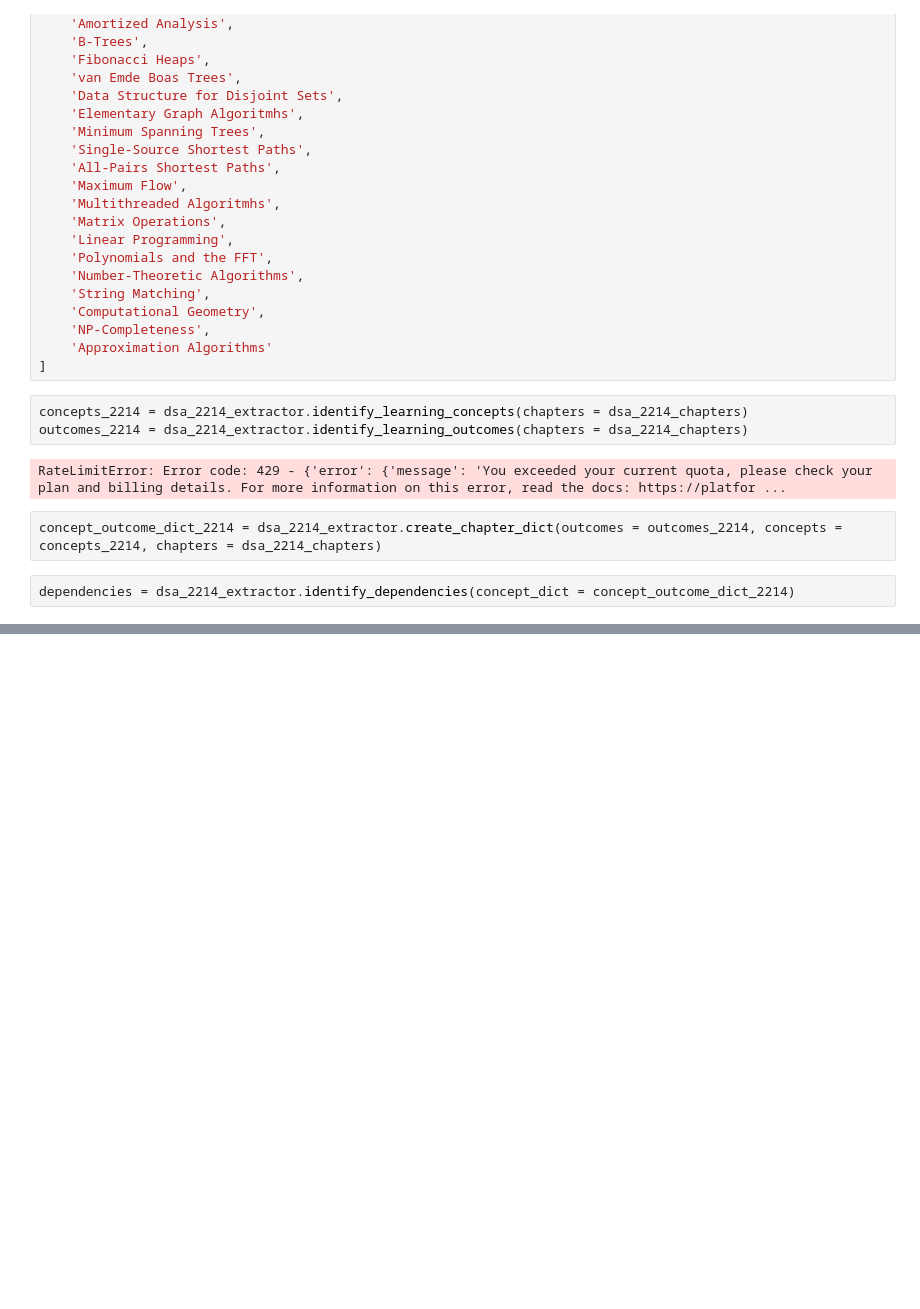
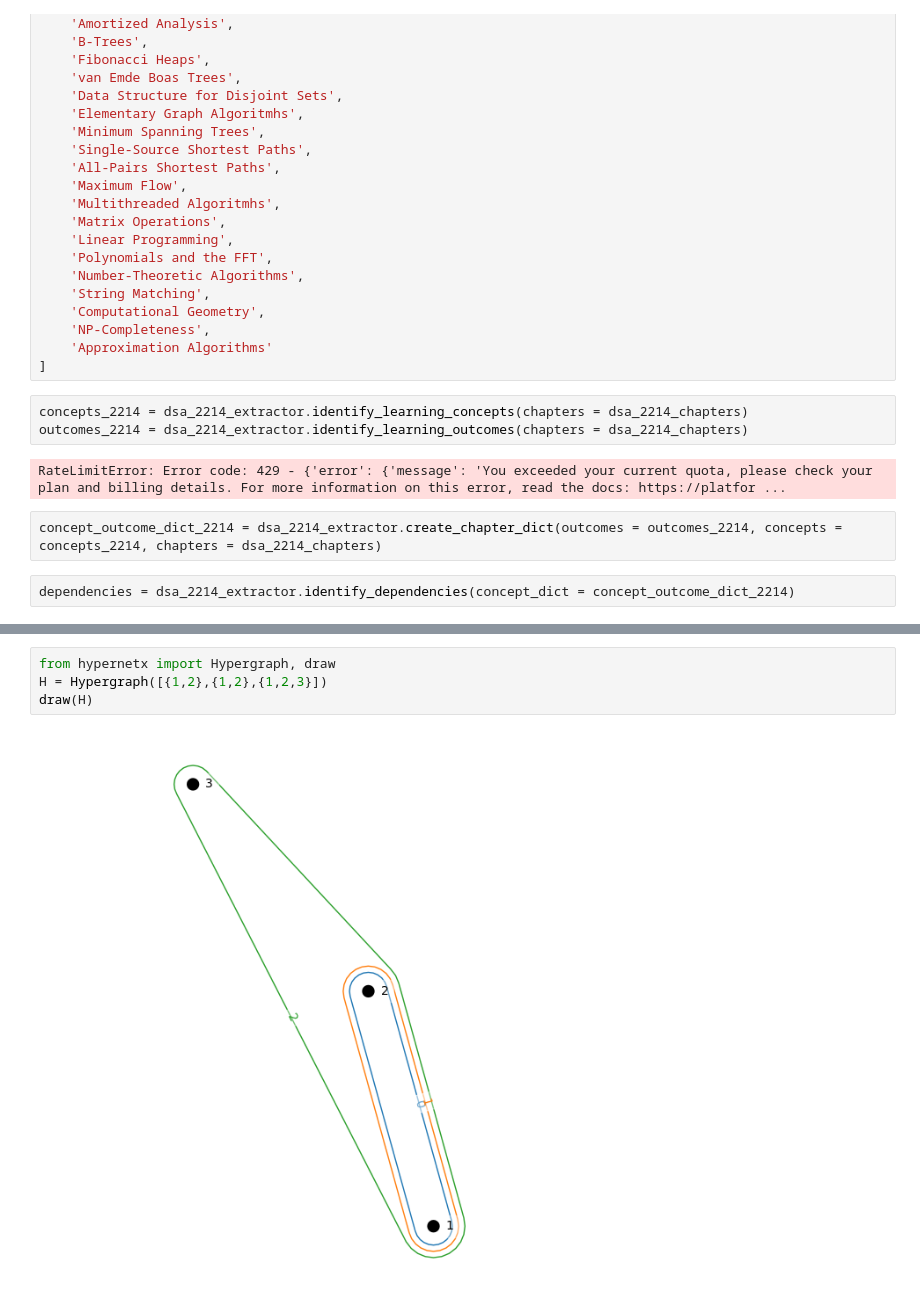
Before and after one commit to zhutchens/4990_llm_relation_extraction, a Jupyter notebook: playground.ipynb, the cells around one changed output, grey strips where cells are left out. Cells and saved outputs as stored; diff of their text form; blank space fills up the shorter version.

```diff
--- a/playground.ipynb
+++ b/playground.ipynb
@@ -125,0 +206,6 @@ ax.legend(labels = list(d.keys()))
+# %%
+from hypernetx import Hypergraph, draw
+H = Hypergraph([{1,2},{1,2},{1,2,3}])
+draw(H)
+# %% [output]
+[figure, added]
```
Also changed, not shown: parts of 6 cells of this notebook, 3 other files.
